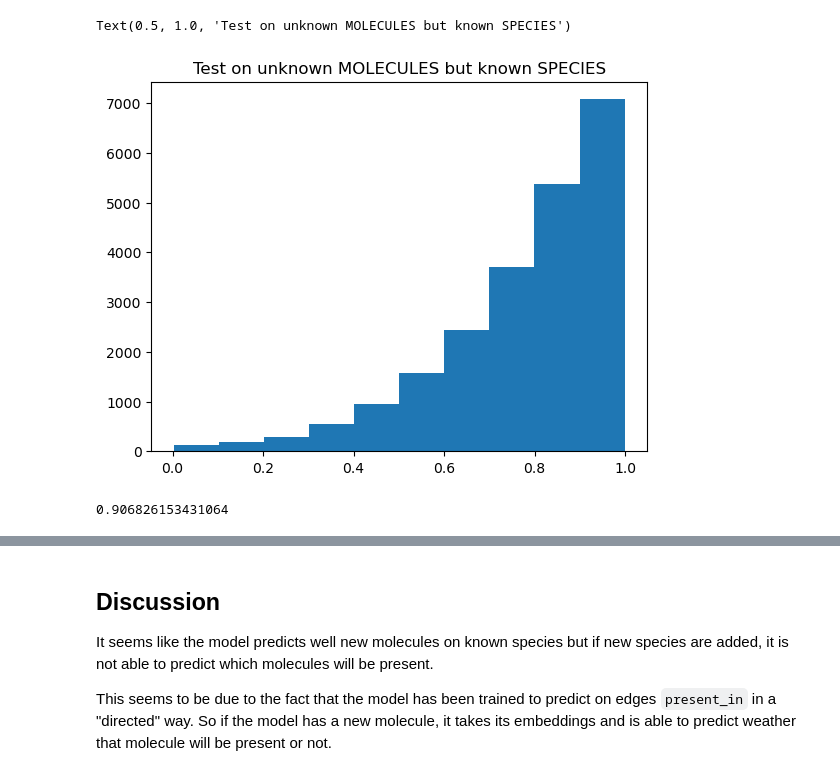
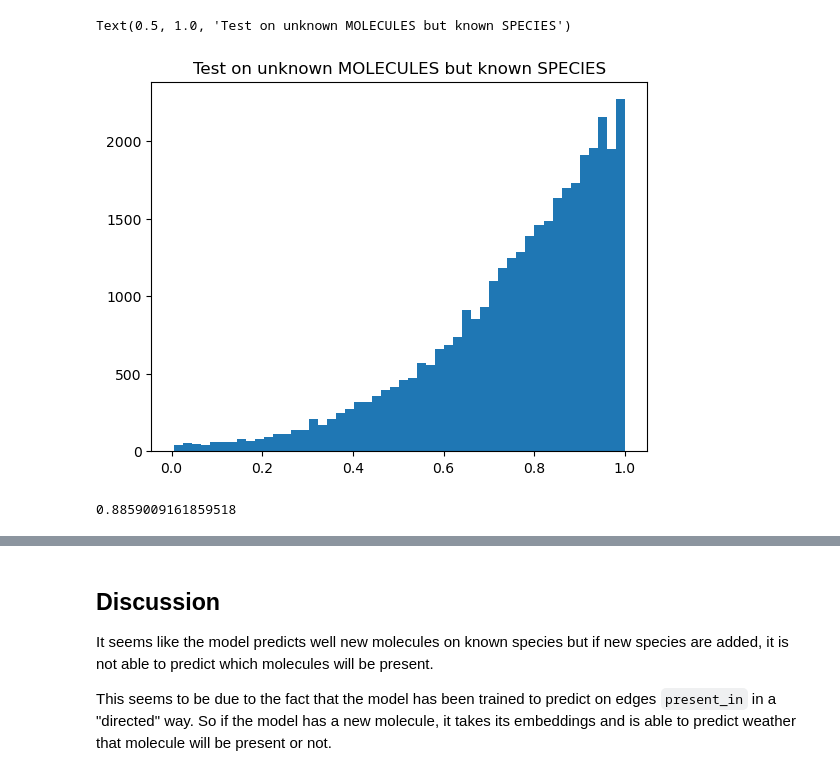
Before and after one commit to anticipated-chemistry-of-life/GNN, a Jupyter notebook: HinSAGE_test_mol_to_species.ipynb, the cells around one changed output, grey strips where cells are left out. Drawn from its saved outputs; the diff is of its cells as text; code cells hidden in the pictures.

```diff
--- a/HinSAGE_test_mol_to_species.ipynb
+++ b/HinSAGE_test_mol_to_species.ipynb
@@ -77,7 +65,7 @@ StellarDiGraph: Directed multigraph
         Weights: all 1 (default)
         Features: none
 # %%
-model = tf.keras.models.load_model("./model/batch_128_layer_1024", compile=True)
+model = tf.keras.models.load_model("./model/batch_128_layer_1024_m_to_s", compile=True)
 # %%
 species_unique_to_test_set = species_unique_to_test_set[['structure_smiles_2D', 'organism_name']].to_numpy()
 # %%
@@ -154,13 +132,13 @@ out_mol = predict(model, test_flow_mol)
 # %%
-plt.hist(out_mol)
+plt.hist(out_mol, bins=50)
 plt.title("Test on unknown MOLECULES but known SPECIES")
 # %% [output]
 Text(0.5, 1.0, 'Test on unknown MOLECULES but known SPECIES')
-[figure, old version]
+[figure, new version]
 # %%
 sum(out_mol>0.5)/len(out_mol)
 # %% [output]
-0.906826153431064
+0.8859009161859518
 # %%
 molecules_unique_to_test_set
 # %% [output]
```
Also changed, not shown: parts of 8 cells of this notebook, 10 other files.
